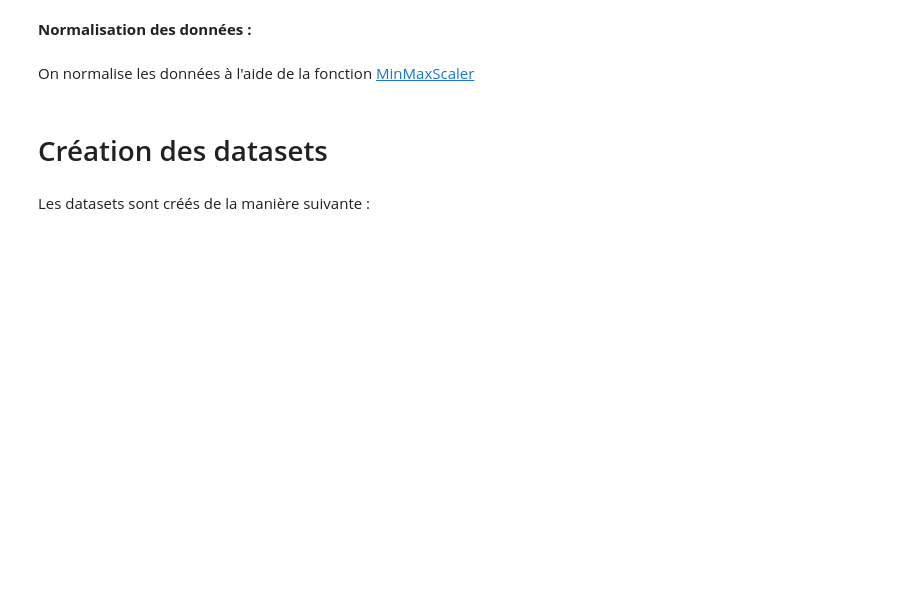
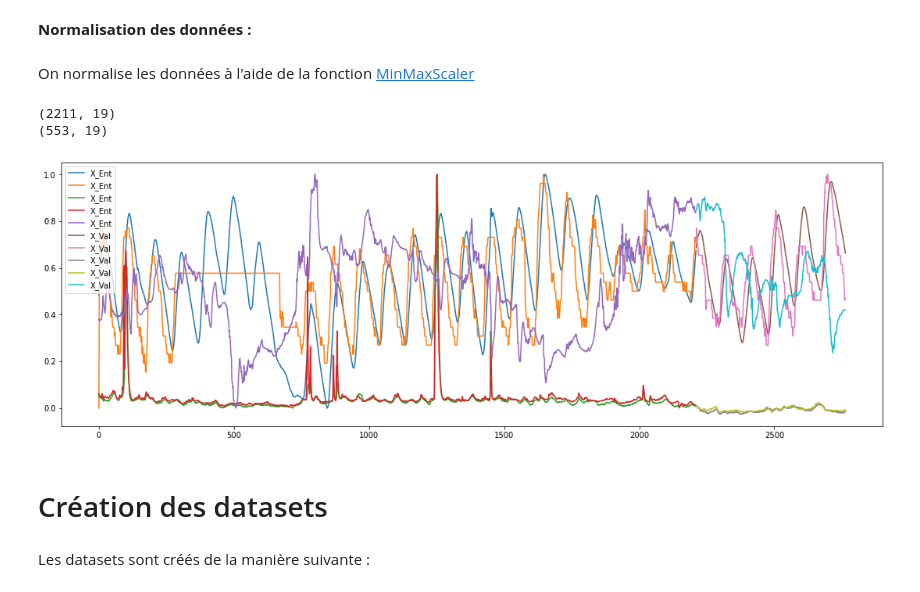
Before and after one commit to AlexandreBourrieau/ML2, a Jupyter notebook: Multi_HRHN_VAR_PID_SML2010_MultiStep.ipynb, the cells around one changed output. Cells and saved outputs as stored; diff of their text form; code cells hidden in the pictures; blank space fills up the shorter version.

```diff
--- a/Multi_HRHN_VAR_PID_SML2010_MultiStep.ipynb
+++ b/Multi_HRHN_VAR_PID_SML2010_MultiStep.ipynb
@@ -62,0 +92,5 @@ df_etude
+# %%
+df_etude = df_etude.drop(['Date','Time','19:Exterior_Entalpic_1', '20:Exterior_Entalpic_2', '21:Exterior_Entalpic_turbo'],axis=1)
+cible = df_etude.pop("4:Temperature_Habitacion_Sensor")
+df_etude.insert(len(df_etude.columns),"Temperature_Habitacion_Sensor",cible)
+df_etude
@@ -66,0 +138,3 @@ df_etude.dtypes
+# %%
+df_etude = df_etude.astype(dtype='float32')
+df_etude.dtypes
@@ -81,20 +178,11 @@ fig.show()
 # %%
 # Sépare les données en entrainement et tests
-# 80% / 10% / 10%
-
-temps_separation = int(len(df_etude.values) * 0.8)
-temps_separation_PID = int(len(df_etude.values) * 0.9)
+pourcentage = 0.8
+temps_separation = int(len(df_etude.values) * pourcentage)
 date_separation = df_etude.index[temps_separation]
-date_separation_PID = df_etude.index[temps_separation_PID]
 
 serie_entrainement_X = np.array(df_etude.values[:temps_separation],dtype=np.float32)
 serie_test_X = np.array(df_etude.values[temps_separation:],dtype=np.float32)
 
-serie_entrainement_PID_X = np.array(df_etude.values[temps_separation:temps_separation_PID],dtype=np.float32)
-serie_test_PID_X = np.array(df_etude.values[temps_separation_PID:],dtype=np.float32)
-
-
 print("Taille de l'entrainement : %d" %len(serie_entrainement_X))
 print("Taille de la validation : %d" %len(serie_test_X))
-print("Taille de l'entrainement PID : %d" %len(serie_entrainement_PID_X))
-print("Taille de la validation PID: %d" %len(serie_test_PID_X))
@@ -109,26 +200,14 @@ from sklearn import preprocessing
 serie_entrainement_X_norm = []
 serie_test_X_norm = []
 
-serie_entrainement_PID_X_norm = []
-serie_test_PID_X_norm = []
-
-
 for i in range(0,len(df_etude.columns)):
   serie_entrainement_X_norm.append(serie_entrainement_X[:,i])
   serie_test_X_norm.append(serie_test_X[:,i])
-
-  serie_entrainement_PID_X_norm.append(serie_entrainement_PID_X[:,i])
-  serie_test_PID_X_norm.append(serie_test_PID_X[:,i])
 
 serie_entrainement_X_norm = tf.convert_to_tensor(serie_entrainement_X_norm)
 serie_entrainement_X_norm = tf.transpose(serie_entrainement_X_norm)
 serie_test_X_norm = tf.convert_to_tensor(serie_test_X_norm)
 serie_test_X_norm = tf.transpose(serie_test_X_norm)
-serie_entrainement_PID_X_norm = tf.convert_to_tensor(serie_entrainement_PID_X_norm)
-serie_entrainement_PID_X_norm = tf.transpose(serie_entrainement_PID_X_norm)
-serie_test_PID_X_norm = tf.convert_to_tensor(serie_test_PID_X_norm)
-serie_test_PID_X_norm = tf.transpose(serie_test_PID_X_norm)
-
 
 # Initialisaton du MinMaxScaler
 min_max_scaler = preprocessing.MinMaxScaler()
@@ -137,23 +216,23 @@ min_max_scaler.fit(serie_entrainement_X_norm)
 # Normalisation des séries
 serie_entrainement_X_norm = min_max_scaler.transform(serie_entrainement_X_norm)
 serie_test_X_norm = min_max_scaler.transform(serie_test_X_norm)
-serie_entrainement_PID_X_norm = min_max_scaler.transform(serie_entrainement_PID_X_norm)
-serie_test_PID_X_norm = min_max_scaler.transform(serie_test_PID_X_norm)
 # %%
 print(serie_entrainement_X_norm.shape)
 print(serie_test_X_norm.shape)
-print(serie_entrainement_PID_X_norm.shape)
-print(serie_test_PID_X_norm.shape)
+# %% [output]
+(2211, 19)
+(553, 19)
 # %%
 # Affiche quelques séries
 fig, ax = plt.subplots(constrained_layout=True, figsize=(15,5))
 
 ax.plot(df_etude.index[:temps_separation].values,serie_entrainement_X_norm[:,0:5], label="X_Ent")
-ax.plot(df_etude.index[temps_separation:temps_separation_PID].values,serie_entrainement_PID_X_norm[:,0:5], label="X_PID_Ent")
-ax.plot(df_etude.index[temps_separation_PID:].values,serie_test_PID_X_norm[:,0:5], label="X_PID_Val")
+ax.plot(df_etude.index[temps_separation:].values,serie_test_X_norm[:,0:5], label="X_Val")
 
 ax.legend()
 plt.show()
+# %% [output]
+[figure, added]
 # %% [markdown]
 # Création des datasets
 # %% [markdown]
```
Also changed, not shown: parts of 51 cells of this notebook.
